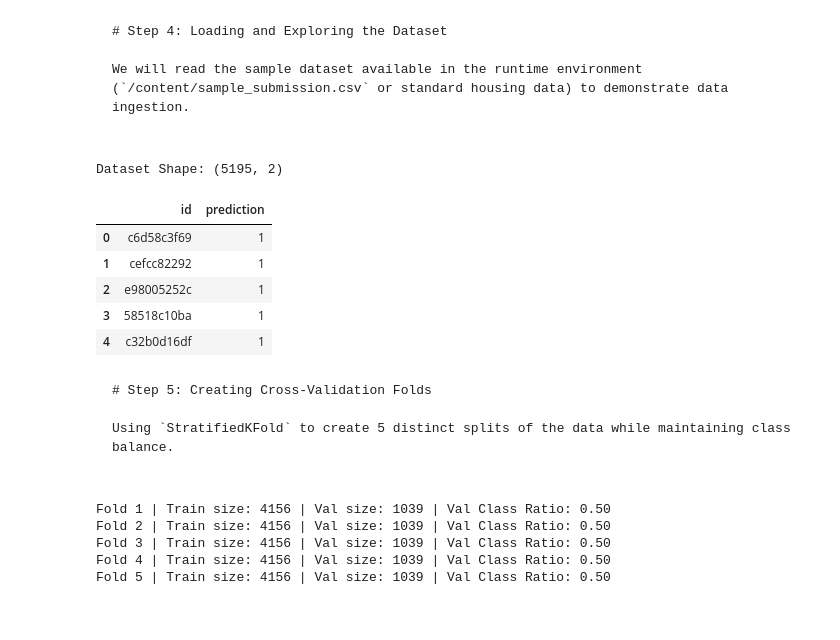
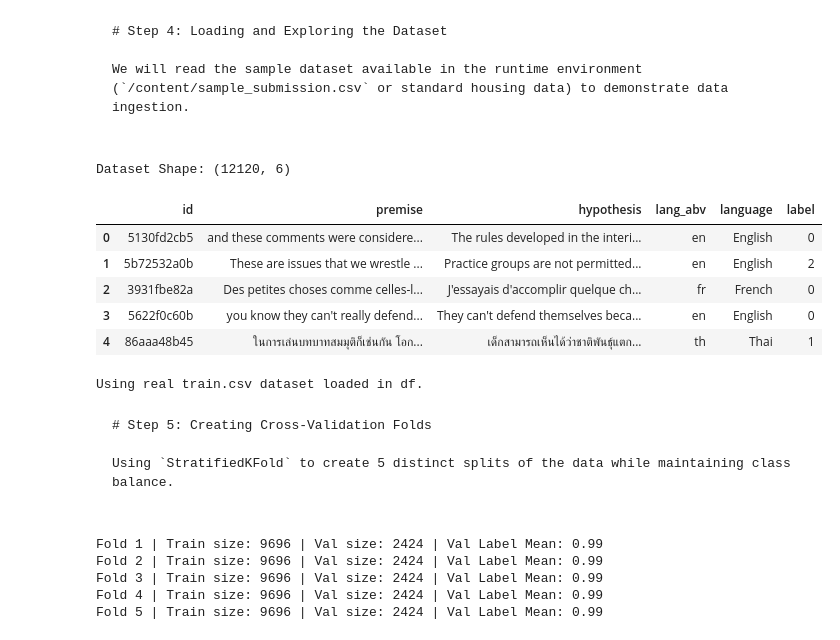
Before and after one commit to LuckyHusbando/DI-Bootcamp, a Jupyter notebook: GenAI/GenAICourse/Week12/Day4/DC/W12D4DC.ipynb, the cells around one changed output. Saved outputs shown, nothing was run; the diff lists cells and outputs as text; code cells hidden in the pictures.

````diff
--- a/GenAI/GenAICourse/Week12/Day4/DC/W12D4DC.ipynb
+++ b/GenAI/GenAICourse/Week12/Day4/DC/W12D4DC.ipynb
@@ -100,19 +113,24 @@ We will read the sample dataset available in the runtime environment (`/content/
 # %%
 import pandas as pd
 
-# Load the sample submission dataset
-df = pd.read_csv('/content/sample_submission.csv')
+# Load the actual training dataset
+df = pd.read_csv('/content/train.csv')
 
 print("Dataset Shape:", df.shape)
 display(df.head())
 # %% [output]
-Dataset Shape: (5195, 2)
+Dataset Shape: (12120, 6)
-|  | id | prediction |
-| 0 | c6d58c3f69 | 1 |
-| 1 | cefcc82292 | 1 |
-| 2 | e98005252c | 1 |
-| 3 | 58518c10ba | 1 |
-| 4 | c32b0d16df | 1 |
+|  | id | premise | hypothesis | lang_abv | language | label |
+| 0 | 5130fd2cb5 | and these comments were considere... | The rules developed in the interi... | en | English | 0 |
+| 1 | 5b72532a0b | These are issues that we wrestle ... | Practice groups are not permitted... | en | English | 2 |
+| 2 | 3931fbe82a | Des petites choses comme celles-l... | J'essayais d'accomplir quelque ch... | fr | French | 0 |
+| 3 | 5622f0c60b | you know they can't really defend... | They can't defend themselves beca... | en | English | 0 |
+| 4 | 86aaa48b45 | ในการเล่นบทบาทสมมุติก็เช่นกัน โอก... | เด็กสามารถเห็นได้ว่าชาติพันธุ์แตก... | th | Thai | 1 |
+# %%
+# Removed sample_submission.csv loading to prevent overwriting the real train.csv dataset
+print("Using real train.csv dataset loaded in df.")
+# %% [output]
+Using real train.csv dataset loaded in df.
 # %% [markdown]
 ```markdown
 # Step 5: Creating Cross-Validation Folds
@@ -122,22 +140,22 @@ Using `StratifiedKFold` to create 5 distinct splits of the data while maintainin
 import numpy as np
 from sklearn.model_selection import StratifiedKFold
 
-# Dummy targets representing class labels for demonstration
-# Let's say we classify based on a threshold on the sample submission target
-np.random.seed(42)
-df['label'] = np.random.choice([0, 1], size=len(df))
+# Prepare inputs from the actual NLI dataset ('premise' and 'hypothesis')
+X_premise = df['premise'].values
+X_hypothesis = df['hypothesis'].values
+y = df['label'].values
 
 kf = StratifiedKFold(n_splits=5, shuffle=True, random_state=42)
 
 folds = []
-for fold, (train_idx, val_idx) in enumerate(kf.split(X=df, y=df['label'])):
+for fold, (train_idx, val_idx) in enumerate(kf.split(X=df, y=y)):
     train_split = df.iloc[train_idx]
     val_split = df.iloc[val_idx]
     folds.append((train_split, val_split))
-    print(f"Fold {fold + 1} | Train size: {len(train_split)} | Val size: {len(val_split)} | Val Class Ratio: {val_split['label'].mean():.2f}")
+    print(f"Fold {fold + 1} | Train size: {len(train_split)} | Val size: {len(val_split)} | Val Label Mean: {val_split['label'].mean():.2f}")
 # %% [output]
-Fold 1 | Train size: 4156 | Val size: 1039 | Val Class Ratio: 0.50
-Fold 2 | Train size: 4156 | Val size: 1039 | Val Class Ratio: 0.50
-Fold 3 | Train size: 4156 | Val size: 1039 | Val Class Ratio: 0.50
-Fold 4 | Train size: 4156 | Val size: 1039 | Val Class Ratio: 0.50
-Fold 5 | Train size: 4156 | Val size: 1039 | Val Class Ratio: 0.50
+Fold 1 | Train size: 9696 | Val size: 2424 | Val Label Mean: 0.99
+Fold 2 | Train size: 9696 | Val size: 2424 | Val Label Mean: 0.99
+Fold 3 | Train size: 9696 | Val size: 2424 | Val Label Mean: 0.99
+Fold 4 | Train size: 9696 | Val size: 2424 | Val Label Mean: 0.99
+Fold 5 | Train size: 9696 | Val size: 2424 | Val Label Mean: 0.99
````
Also changed, not shown: parts of 8 cells of this notebook.
